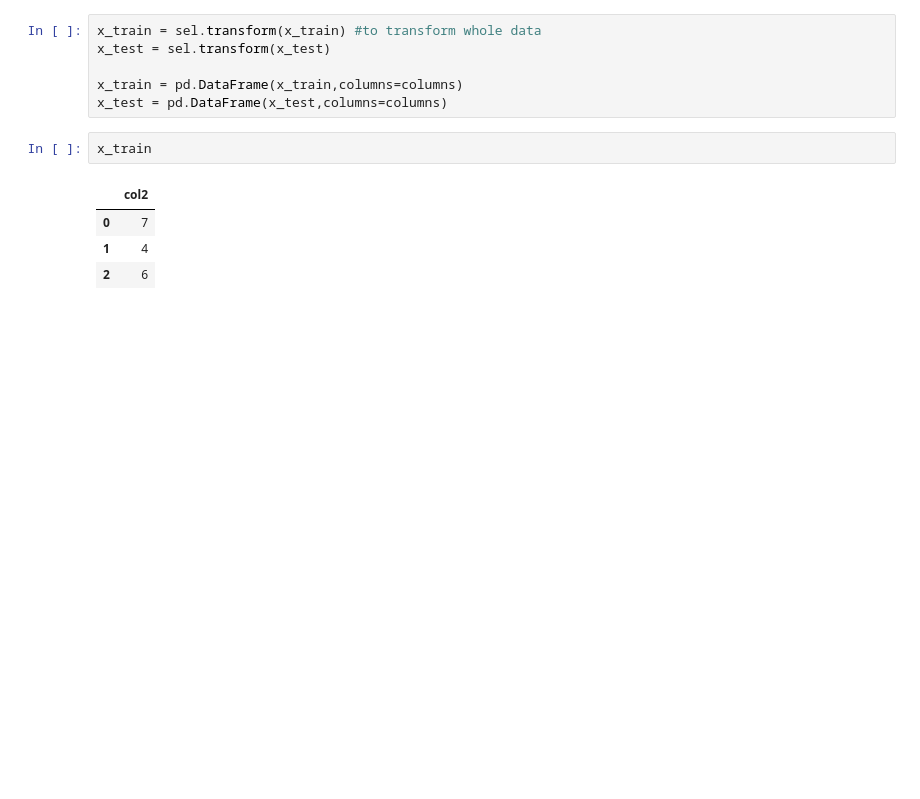
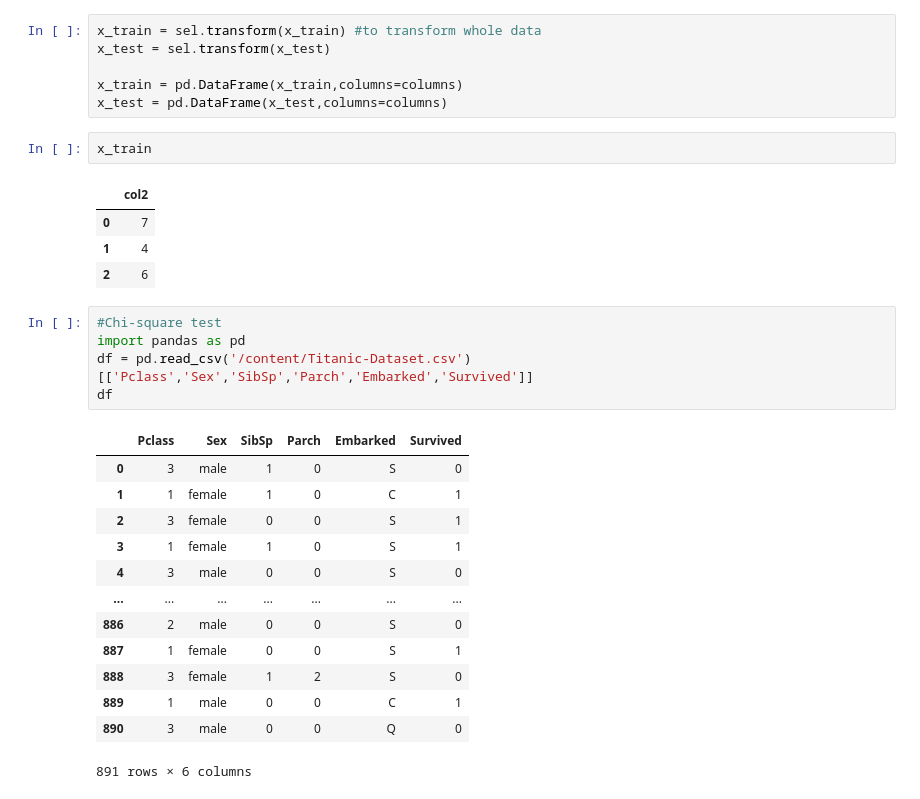
Before and after one commit to Malaika944/feature_engineering, a Jupyter notebook: Feature_Selection_exercise1.ipynb, the cells around one changed output. Cells and saved outputs as stored; diff of their text form; blank space fills up the shorter version.

```diff
--- a/Feature_Selection_exercise1.ipynb
+++ b/Feature_Selection_exercise1.ipynb
@@ -243,3 +243,22 @@ x_train
 | 0 | 7 |
 | 1 | 4 |
 | 2 | 6 |
+# %%
+#Chi-square test
+import pandas as pd
+df = pd.read_csv('/content/Titanic-Dataset.csv')[['Pclass','Sex','SibSp','Parch','Embarked','Survived']]
+df
+# %% [output]
+|  | Pclass | Sex | SibSp | Parch | Embarked | Survived |
+| 0 | 3 | male | 1 | 0 | S | 0 |
+| 1 | 1 | female | 1 | 0 | C | 1 |
+| 2 | 3 | female | 0 | 0 | S | 1 |
+| 3 | 1 | female | 1 | 0 | S | 1 |
+| 4 | 3 | male | 0 | 0 | S | 0 |
+| ... | ... | ... | ... | ... | ... | ... |
+| 886 | 2 | male | 0 | 0 | S | 0 |
+| 887 | 1 | female | 0 | 0 | S | 1 |
+| 888 | 3 | female | 1 | 2 | S | 0 |
+| 889 | 1 | male | 0 | 0 | C | 1 |
+| 890 | 3 | male | 0 | 0 | Q | 0 |
+891 rows × 6 columns
```
Also changed, not shown: parts of 4 cells of this notebook.
